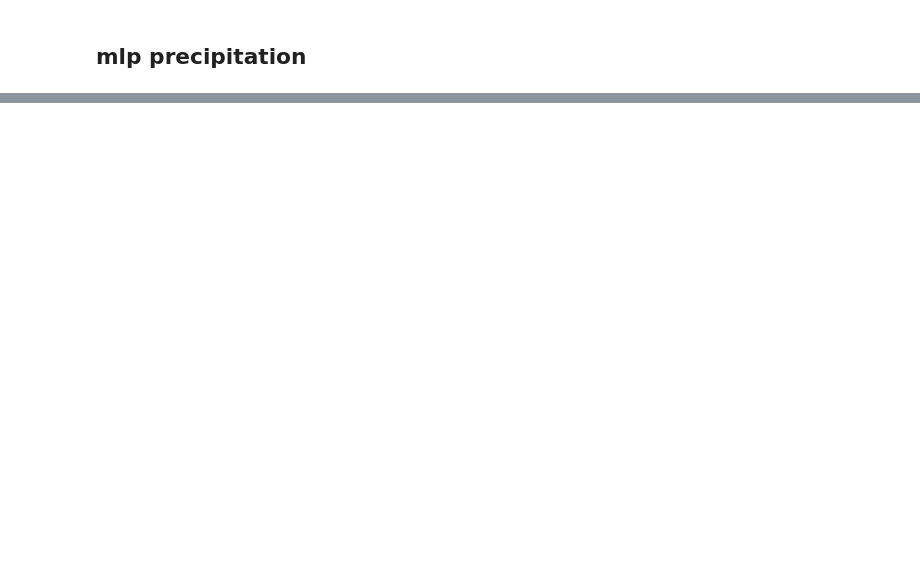
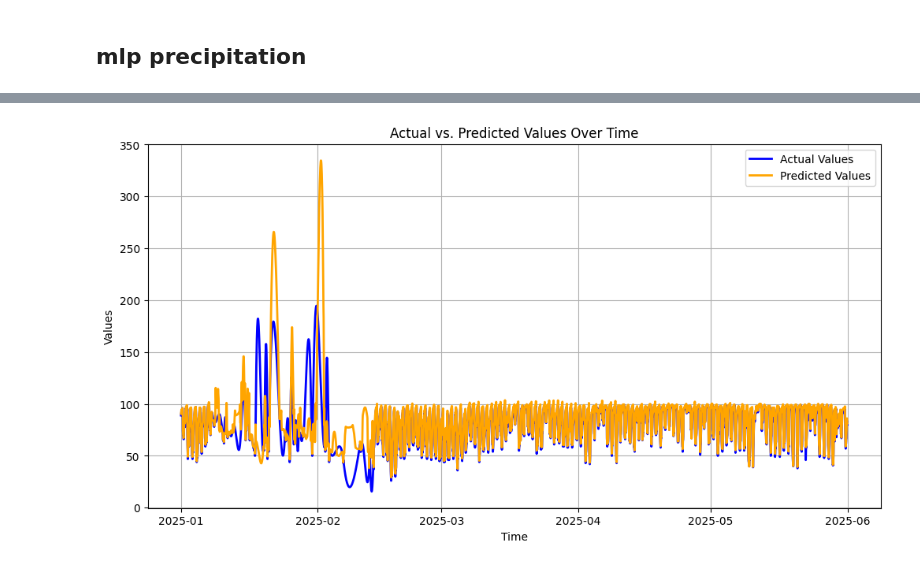
Before and after one commit to janseealves/extreme-waether-forecasting, a Jupyter notebook: mlp.ipynb, the cells around one changed output, grey strips where cells are left out. Saved outputs shown, nothing was run; the diff lists cells and outputs as text; code cells hidden in the pictures; blank space fills up the shorter version.

```diff
--- a/mlp.ipynb
+++ b/mlp.ipynb
@@ -339,0 +332,2 @@ plot_prediction_over_time(y_prec_test_flat, y_prec_pred_flat, timestamps_test, s
+# %%
+X_umid_train, X_umid_test, y_umid_train, y_umid_test = split_train_test(X_umid, y_umid, train_size=0.8)
@@ -339,0 +417,9 @@ plot_prediction_over_time(y_prec_test_flat, y_prec_pred_flat, timestamps_test, s
+# %%
+start_date = "2025-01-01 01:00:00"
+end_date = "2025-05-31 23:00:00"
+
+timestamps_test = df.iloc[round(df.shape[0] * 0.8):]["datetime"]
+
+plot_prediction_over_time(y_umid_test_flat, y_umid_pred_flat, timestamps_test, start_date, end_date,  save='plots/mlp_umid_over_time.png')
+# %% [output]
+[figure, added]
```
Also changed, not shown: parts of 25 cells of this notebook.
